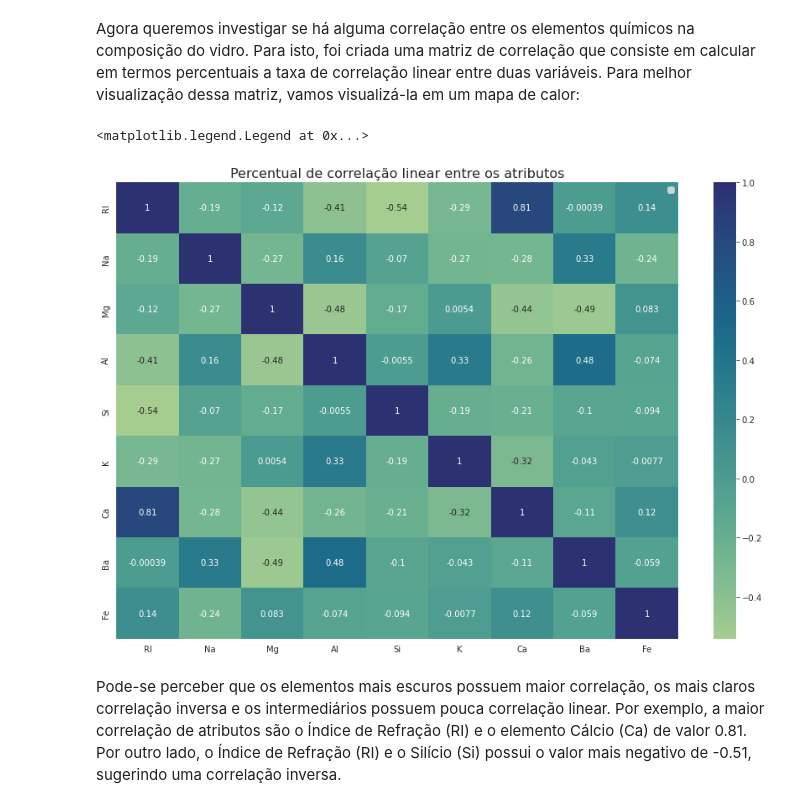
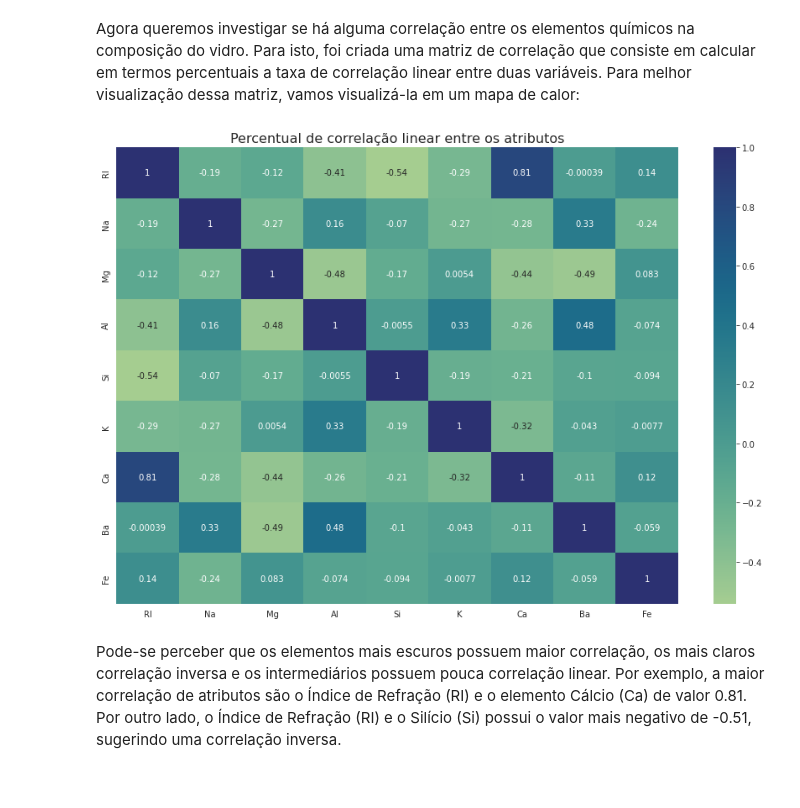
Before and after one commit to davi-santos/Glass-Classification, a Jupyter notebook: Data Analysis.ipynb, the cells around one changed output. Drawn from its saved outputs; the diff is of its cells as text; code cells hidden in the pictures.

```diff
--- a/Data Analysis.ipynb
+++ b/Data Analysis.ipynb
@@ -131,11 +132,10 @@ Agora queremos investigar se há alguma correlação entre os elementos químico
 # %%
 plt.figure(figsize=(15,10))
 sns.heatmap(df.drop('Type',axis=1).corr(), annot=True, cmap='crest')
 plt.title('Percentual de correlação linear entre os atributos', fontsize=16)
-plt.legend('Oi')
+plt.savefig('./figures/corr_matrix.png')
 # %% [output]
-<matplotlib.legend.Legend at 0x...>
-[figure, old version]
+[figure, new version]
 # %% [markdown]
 Pode-se perceber que os elementos mais escuros possuem maior correlação, os mais claros correlação inversa e os intermediários possuem pouca correlação linear. Por exemplo, a maior correlação de atributos são o Índice de Refração (RI) e o elemento Cálcio (Ca) de valor 0.81. Por outro lado, o Índice de Refração (RI) e o Silício (Si) possui o valor mais negativo de -0.51, sugerindo uma correlação inversa.
 # %% [markdown]
```
Also changed, not shown: parts of 41 cells of this notebook, 4 other files.
